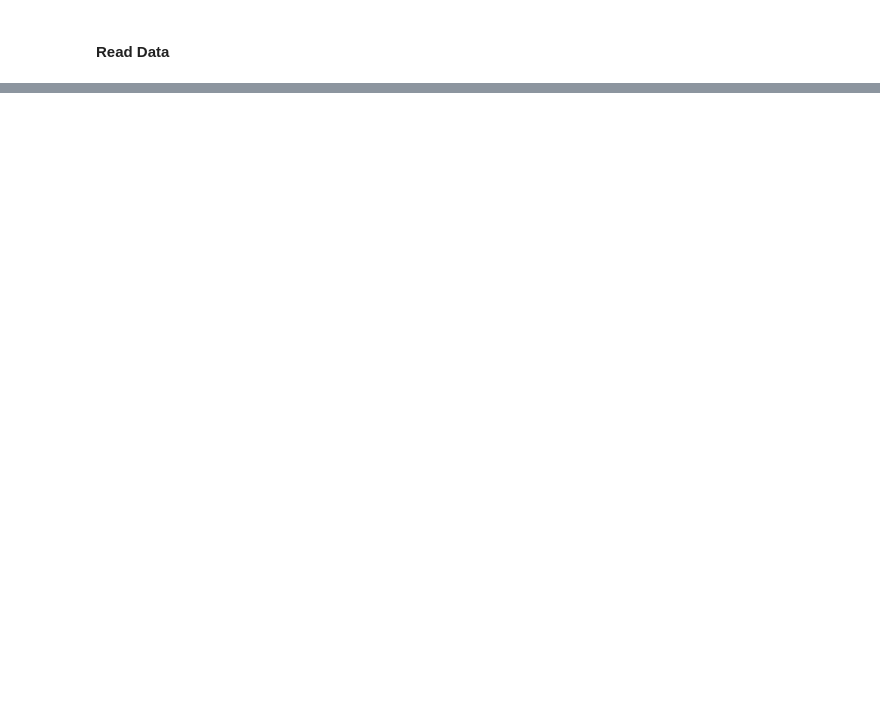
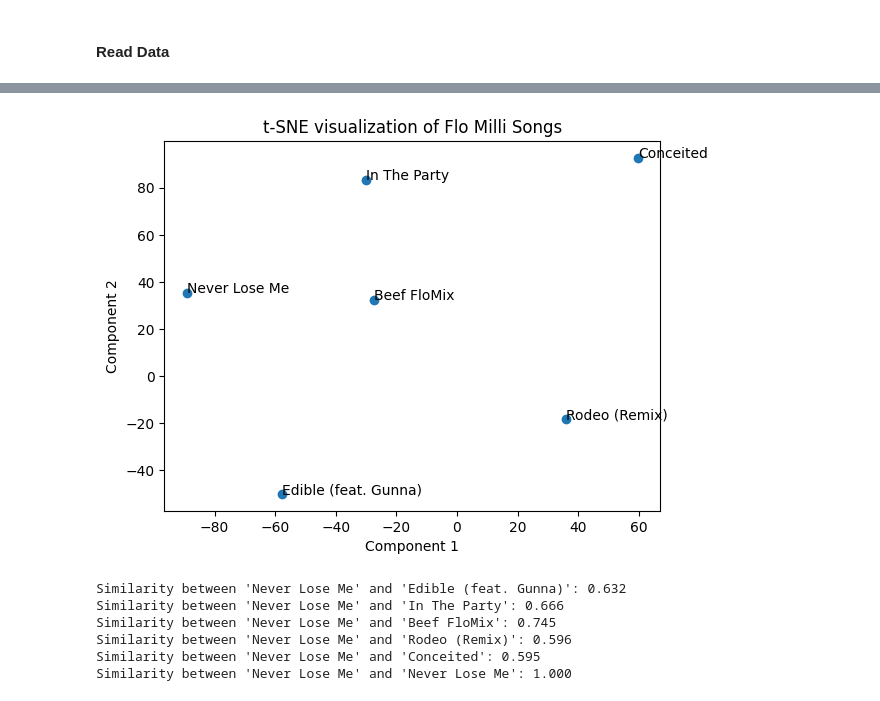
Before and after one commit to audrey-yip/CS315-Final-Project, a Jupyter notebook: data-analysis/intra_clustering_artists.ipynb, the cells around one changed output, grey strips where cells are left out. Cells and saved outputs as stored; diff of their text form; code cells hidden in the pictures; blank space fills up the shorter version.

```diff
--- a/data-analysis/intra_clustering_artists.ipynb
+++ b/data-analysis/intra_clustering_artists.ipynb
@@ -50,0 +331,30 @@ vectorized
+# %%
+tsne = TSNE(n_components=2, random_state=42, perplexity=2)
+embeddings_tsne = tsne.fit_transform(use_embeddings)  # Assuming 'use_embeddings' is your data
+plt.scatter(embeddings_tsne[:, 0], embeddings_tsne[:, 1])
+for i, txt in enumerate(flo_milli_data['song_name']):
+    plt.annotate(txt, (embeddings_tsne[i, 0], embeddings_tsne[i, 1]))
+plt.title('t-SNE visualization of Flo Milli Songs')
+plt.xlabel('Component 1')
+plt.ylabel('Component 2')
+plt.show()
+# %% [output]
+[figure, added]
+# %%
+# Get the index of "Never Lose Me" in the DataFrame
+index_of_viral = flo_milli_data[flo_milli_data['song_name'] == 'Never Lose Me'].index[0]
+
+viral_embedding = flo_milli_data.loc[index_of_viral, 'use_embeddings']
+similarities = cosine_similarity([viral_embedding], flo_milli_data['use_embeddings'].tolist())[0]
+
+# Print the similarity scores with the corresponding song names for clarity
+for i, similarity in enumerate(similarities):
+    song_name = flo_milli_data.iloc[i]['song_name']
+    print(f"Similarity between 'Never Lose Me' and '{song_name}': {similarity:.3f}")
+# %% [output]
+Similarity between 'Never Lose Me' and 'Edible (feat. Gunna)': 0.632
+Similarity between 'Never Lose Me' and 'In The Party': 0.666
+Similarity between 'Never Lose Me' and 'Beef FloMix': 0.745
+Similarity between 'Never Lose Me' and 'Rodeo (Remix)': 0.596
+Similarity between 'Never Lose Me' and 'Conceited': 0.595
+Similarity between 'Never Lose Me' and 'Never Lose Me': 1.000
```
Also changed, not shown: parts of 37 cells of this notebook.
